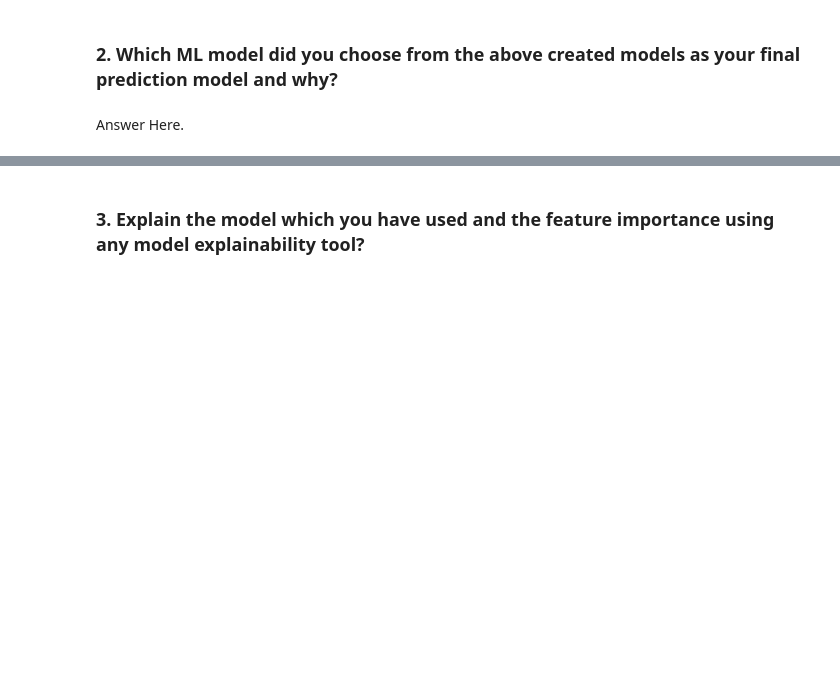
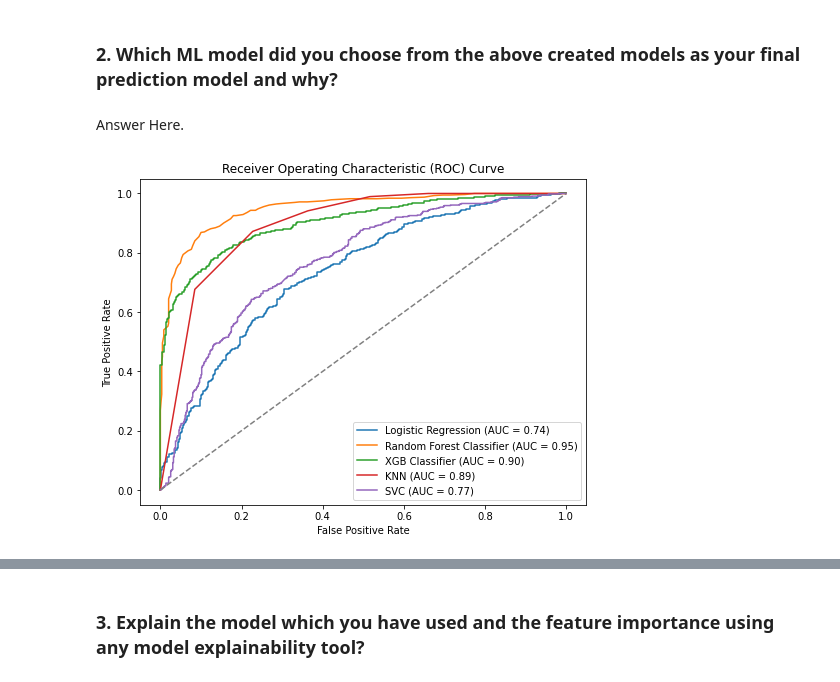
Before and after one commit to Shraddha6999/CARDIOVASCULAR-RISK-PREDICTION-, a Jupyter notebook: Cardiovascular_Risk_Prediction.ipynb, the cells around one changed output, grey strips where cells are left out. Saved outputs shown, nothing was run; the diff lists cells and outputs as text; code cells hidden in the pictures; blank space fills up the shorter version.

```diff
--- a/Cardiovascular_Risk_Prediction.ipynb
+++ b/Cardiovascular_Risk_Prediction.ipynb
@@ -1574,19 +1575,6 @@ def model_metrics(y_train, y_test, train_preds, test_preds):
     axes[1].set_title('Test Confusion Matrix')
 
     plt.show()
-
-def roc_curve(model,x_test, y_test):
-    test_probs = model.predict_proba(x_test)
-    test_probs = test_probs[:,1]
-    fpr, tpr, _ = roc_curve(y_test, test_probs)
-    curve = (fpr,tpr)
-    print('ROC Curve:', curve)
-    plt.plot(fpr, tpr, label='ROC Curve')
-    plt.xlabel('False Positive Rate')
-    plt.ylabel('True Positive Rate')
-    plt.title('ROC Curve')
-    plt.legend()
-    plt.show()
 # %% [markdown]
 ### ML Model - 1) Logistic Regression
 # %%
@@ -1903,7 +1895,7 @@ Test ROC AUC        0.7017
 #### 2. Cross- Validation & Hyperparameter Tuning
 # %%
 # ML Model - 5  Implementation with hyperparameter optimization techniques (i.e., GridSearch CV, RandomSearch CV, Bayesian Optimization etc.)
-svc = SVC()
+svc = SVC(probability=True)
 # set up the parameter grid for hyperparameter tuning
 param_grid = {'C': [0.1, 1, 10],
               'kernel': ['linear', 'rbf'],
@@ -1915,11 +1907,12 @@ grid_search.fit(x_train, y_train)
 best_params = grid_search.best_params_
 print('Best hyperparameters:', best_params)
 # train the classifier with the best hyperparameters on the full training set
-svc_best = SVC(**best_params)
+svc_best = SVC(**best_params, probability=True)
 svc_best.fit(x_train, y_train)
 # Predict on the model
 y_test_svc_pred_gs = svc_best.predict(x_test)
 y_train_svc_pred_gs = svc_best.predict(x_train)
+y_score_svc_pred_gs = svc_best.predict_proba(x_test)[:, 1]
 # %% [output]
 Best hyperparameters: {'C': 10, 'gamma': 'auto', 'kernel': 'rbf'}
 # %%
@@ -1944,3 +1937,27 @@ Answer Here.
 ### 2. Which ML model did you choose from the above created models as your final prediction model and why?
 # %% [markdown]
 Answer Here.
+# %%
+# define the classifiers
+classifiers = [ ("Logistic Regression", LogisticRegression()),
+                ("Random Forest Classifier", RandomForestClassifier()),
+                ("XGB Classifier", XGBClassifier()),
+                ("KNN", KNeighborsClassifier()),
+                ("SVC", SVC(probability=True))]
+
+# iterate through classifiers and plot ROC curves
+plt.figure(figsize=(8, 6))
+for name, classifier in classifiers:
+    classifier.fit(x_train, y_train)
+    y_score = classifier.predict_proba(x_test)[:, 1]
+    fpr, tpr, _ = roc_curve(y_test, y_score)
+    roc_auc = auc(fpr, tpr)
+    plt.plot(fpr, tpr, label=f"{name} (AUC = {roc_auc:.2f})")
+plt.plot([0, 1], [0, 1], color='gray', linestyle='--')
+plt.xlabel('False Positive Rate')
+plt.ylabel('True Positive Rate')
+plt.title('Receiver Operating Characteristic (ROC) Curve')
+plt.legend(loc="lower right")
+plt.show()
+# %% [output]
+[figure, added]
```
Also changed, not shown: parts of 9 cells of this notebook.
